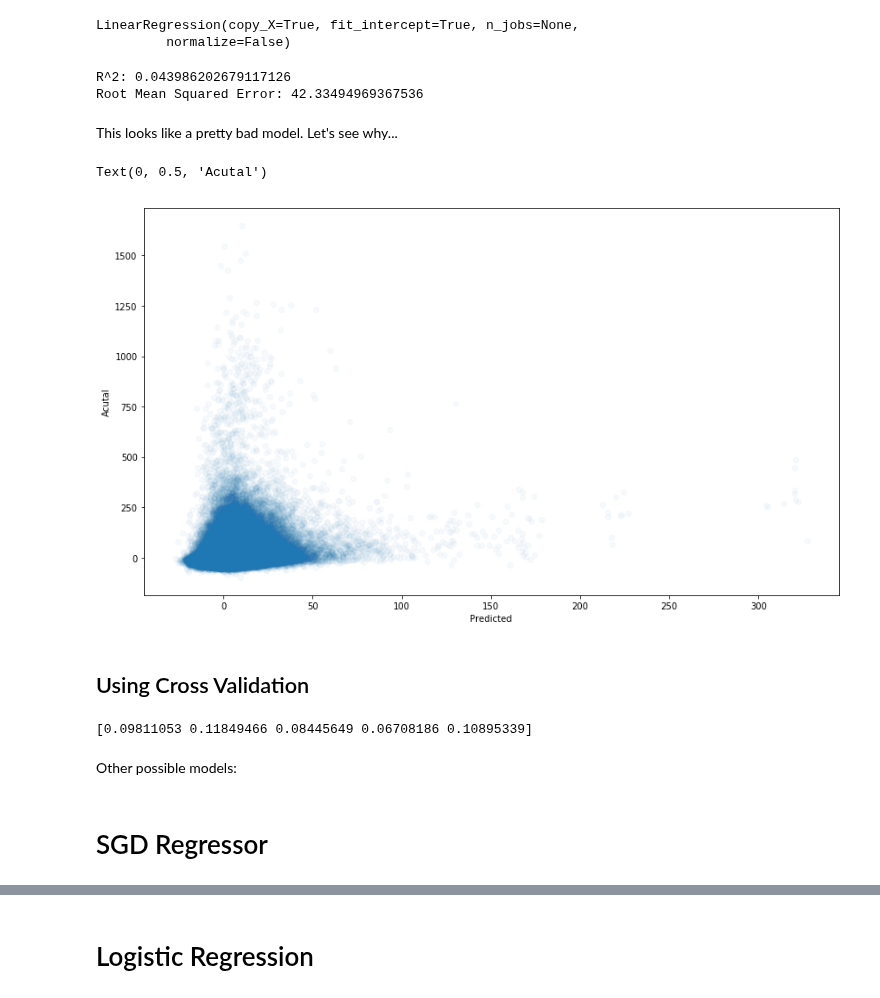
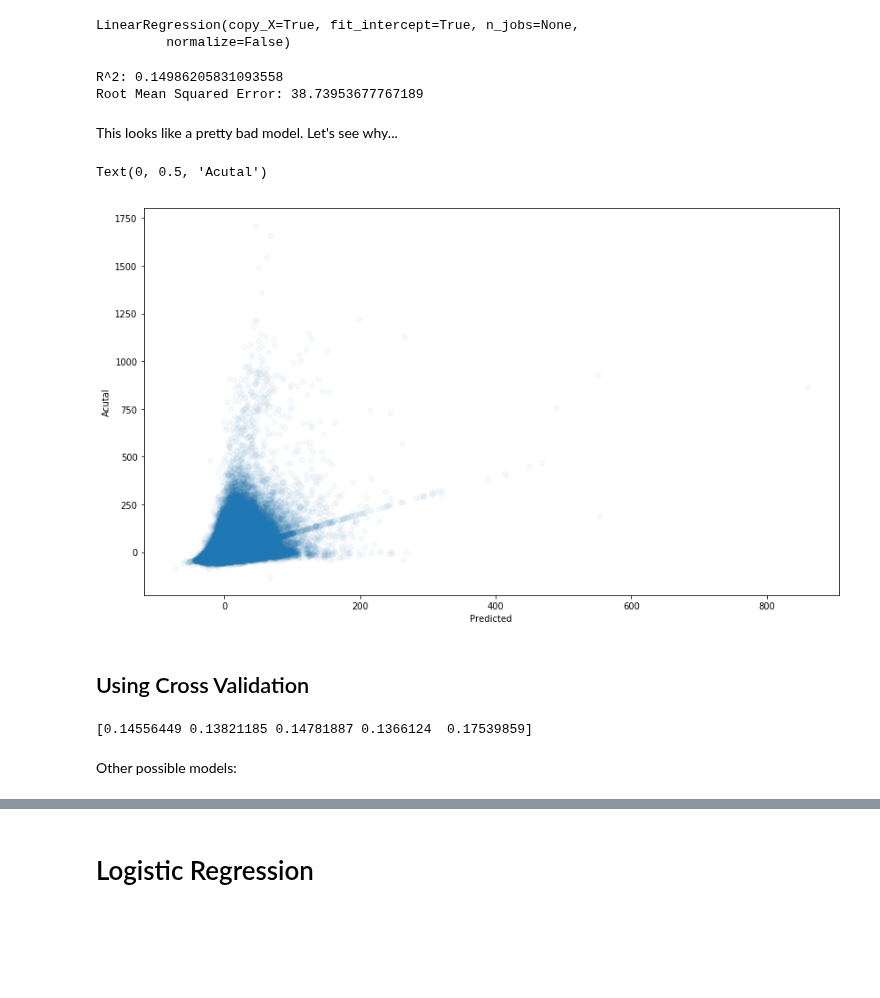
Before and after one commit to dmitriykats1/Springboard, a Jupyter notebook: Capstone1/Modeling.ipynb, the cells around one changed output, grey strips where cells are left out. Drawn from its saved outputs; the diff is of its cells as text; code cells hidden in the pictures; blank space fills up the shorter version.

```diff
--- a/Capstone1/Modeling.ipynb
+++ b/Capstone1/Modeling.ipynb
@@ -587,24 +786,26 @@ X_r = X_final_lr
+# %%
+X_r = lin_reg.drop(columns='ArrDelay')
 # %%
 from sklearn.linear_model import LinearRegression
 from sklearn.metrics import mean_squared_error
 from sklearn.model_selection import train_test_split
 # %%
-X_train, X_test, y_train, y_test = train_test_split(X_r, y_r, test_size = 0.2, random_state=42)
+X_train_r, X_test_r, y_train_r, y_test_r = train_test_split(X_r, y_r, test_size = 0.2, random_state=42)
 # %%
 reg_all = LinearRegression()
-reg_all.fit(X_train, y_train)
+reg_all.fit(X_train_r, y_train_r)
 # %% [output]
 LinearRegression(copy_X=True, fit_intercept=True, n_jobs=None,
          normalize=False)
 # %%
-y_pred = reg_all.predict(X_test)
+y_pred_r = reg_all.predict(X_test_r)
 # %%
-print("R^2: {}".format(reg_all.score(X_test, y_test)))
-rmse = np.sqrt(mean_squared_error(y_test, y_pred))
+print("R^2: {}".format(reg_all.score(X_test_r, y_test_r)))
+rmse = np.sqrt(mean_squared_error(y_test_r, y_pred_r))
 print("Root Mean Squared Error: {}".format(rmse))
 # %% [output]
-R^2: 0.043986202679117126
-Root Mean Squared Error: 42.33494969367536
+R^2: 0.14986205831093558
+Root Mean Squared Error: 38.73953677767189
 # %% [markdown]
 This looks like a pretty bad model. Let's see why...
 # %%
@@ -612,22 +813,20 @@ import matplotlib.pyplot as plt
 import matplotlib
 matplotlib.rcParams['figure.figsize'] = (14, 8)
 # %%
-plt.scatter(y_pred, y_test, alpha=0.03)
+plt.scatter(y_pred_r, y_test_r, alpha=0.03)
 plt.xlabel('Predicted')
 plt.ylabel('Acutal')
 # %% [output]
 Text(0, 0.5, 'Acutal')
-[figure, old version]
+[figure, new version]
 # %% [markdown]
    ## Using Cross Validation
 # %%
 from sklearn.model_selection import cross_val_score
 # %%
-cv_scores = cross_val_score(reg_all, X_final, y_final, cv=5)
+cv_scores = cross_val_score(reg_all, X_r, y_r, cv=5)
 print(cv_scores)
 # %% [output]
-[0.09811053 0.11849466 0.08445649 0.06708186 0.10895339]
+[0.14556449 0.13821185 0.14781887 0.1366124  0.17539859]
 # %% [markdown]
 Other possible models:
-# %% [markdown]
-# SGD Regressor
```
Also changed, not shown: parts of 102 cells of this notebook.
